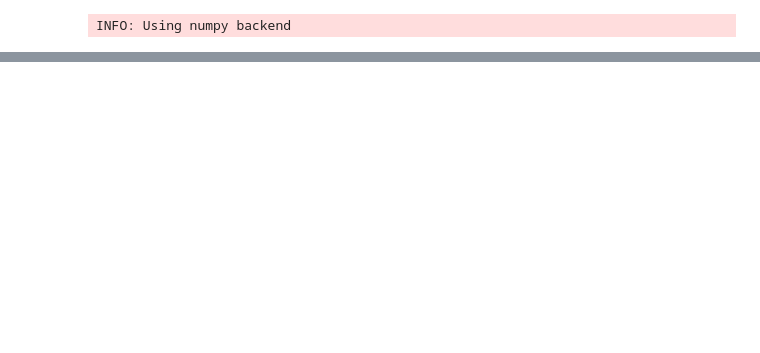
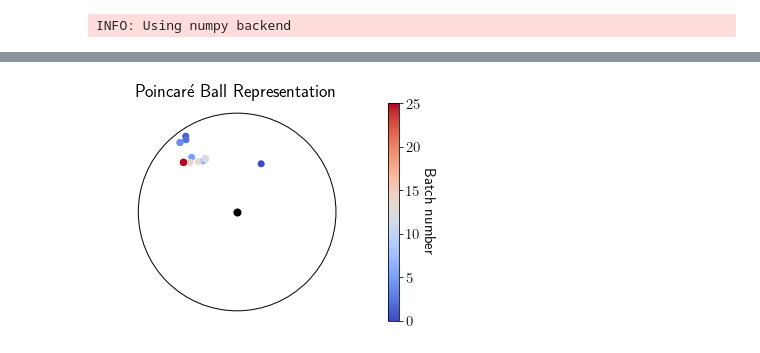
Before and after one commit to pozzo-research-group/HEAD, a Jupyter notebook: notebooks/16- SAXS learning hierarchies through BO.ipynb, the cells around one changed output, grey strips where cells are left out. Saved outputs shown, nothing was run; the diff lists cells and outputs as text; code cells hidden in the pictures; blank space fills up the shorter version.

```diff
--- a/notebooks/16- SAXS learning hierarchies through BO.ipynb
+++ b/notebooks/16- SAXS learning hierarchies through BO.ipynb
@@ -308,0 +292,18 @@ plt.show()
+# %%
+denom = best_loc[:,0]**2 + (1+best_loc[:,1])**2
+proj_x = 2*best_loc[:,0]/denom
+proj_y = (best_loc[:,0]**2+best_loc[:,1]**2-1)/denom
+fig, ax = plt.subplots()
+circle = plt.Circle((0, 0), radius=1.0, color="black", fill=False)
+sc = ax.scatter(proj_x, proj_y, c=batches, cmap='coolwarm')
+ax.scatter(0,0, color='k', s=50)
+ax.add_patch(circle)
+ax.axis('equal')
+ax.axis('off')
+cbar = fig.colorbar(sc, ax=ax)
+cbar.ax.set_ylabel('Batch number', rotation=270)
+cbar.ax.get_yaxis().labelpad = 15
+ax.set_title('Poincaré Ball Representation')
+plt.show()
+# %% [output]
+[figure, added]
```
Also changed, not shown: parts of 12 cells of this notebook, 6 other files.
